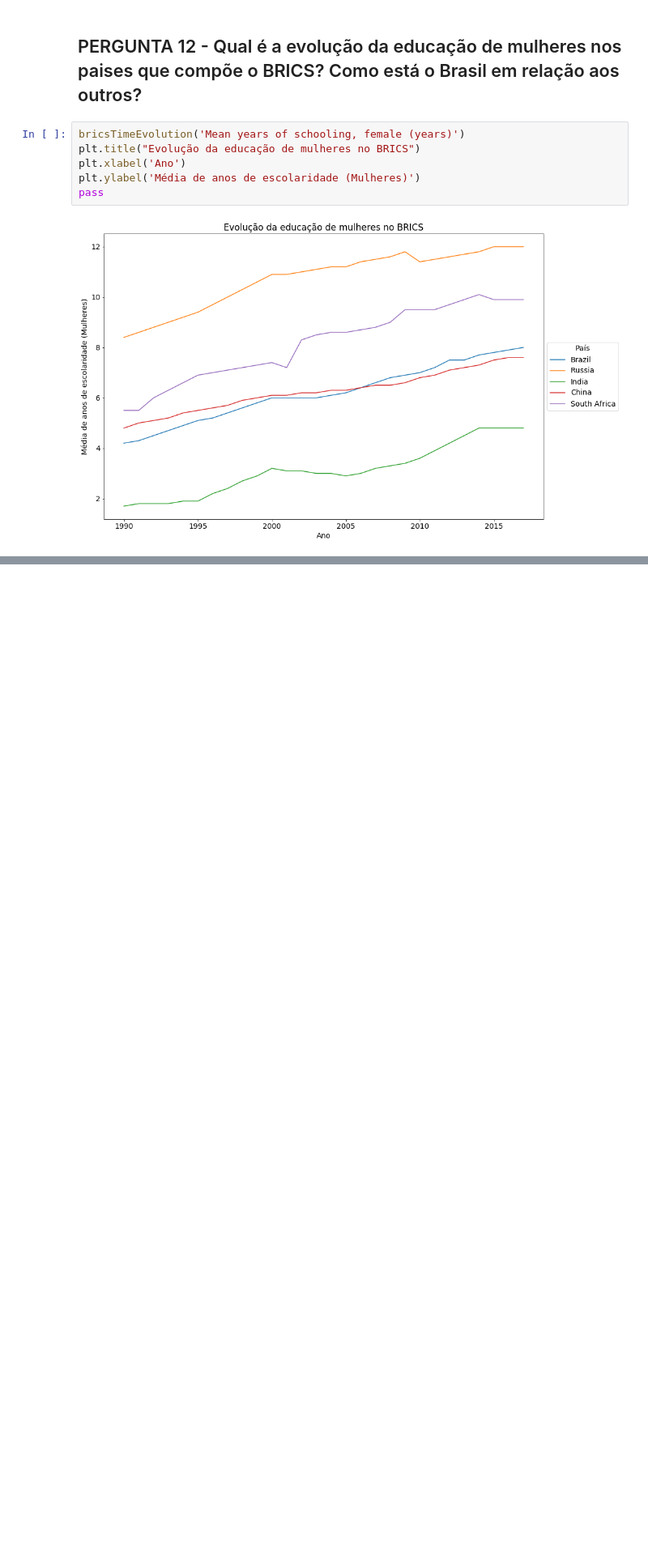
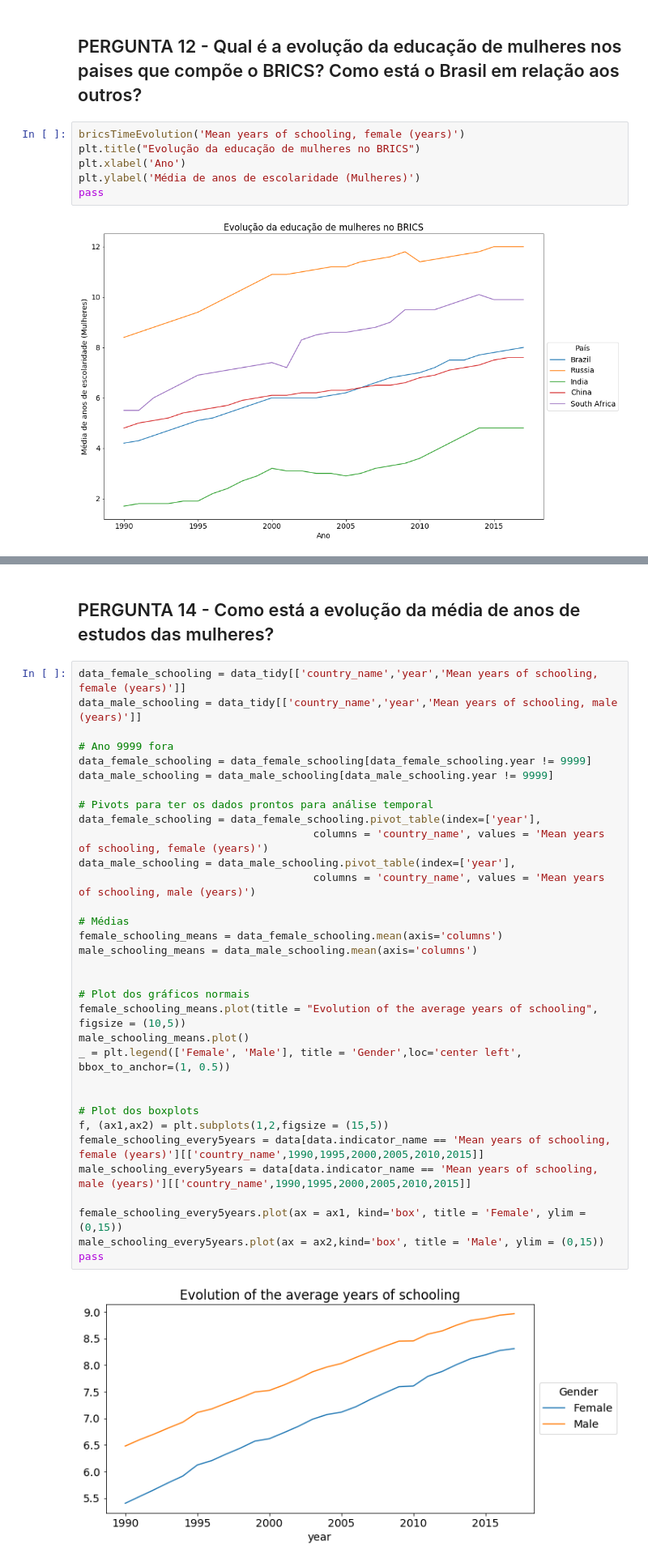
Before and after one commit to andreisha/inf1032-datascience, a Jupyter notebook: T1.1 Analise Descriptiva.ipynb, the cells around one changed output, grey strips where cells are left out. Shown at 81% size. Cells and saved outputs as stored; diff of their text form; blank space fills up the shorter version.

Commit message:
Perguntas 13, 14, 15 + análise numérica

```diff
--- a/T1.1 Analise Descriptiva.ipynb
+++ b/T1.1 Analise Descriptiva.ipynb
@@ -1201,0 +1188,37 @@ O grárifoc mostra que o Brasil tem um histórico de baixa educação de mulhere
+# %% [markdown]
+## PERGUNTA 14 - Como está a evolução da média de anos de estudos das mulheres?
+# %%
+data_female_schooling = data_tidy[['country_name','year','Mean years of schooling, female (years)']]
+data_male_schooling = data_tidy[['country_name','year','Mean years of schooling, male (years)']]
+
+# Ano 9999 fora
+data_female_schooling = data_female_schooling[data_female_schooling.year != 9999]
+data_male_schooling = data_male_schooling[data_male_schooling.year != 9999]
+
+# Pivots para ter os dados prontos para análise temporal
+data_female_schooling = data_female_schooling.pivot_table(index=['year'],
+                                     columns = 'country_name', values = 'Mean years of schooling, female (years)')
+data_male_schooling = data_male_schooling.pivot_table(index=['year'],
+                                     columns = 'country_name', values = 'Mean years of schooling, male (years)')
+
+# Médias
+female_schooling_means = data_female_schooling.mean(axis='columns')
+male_schooling_means = data_male_schooling.mean(axis='columns')
+
+
+# Plot dos gráficos normais
+female_schooling_means.plot(title = "Evolution of the average years of schooling", figsize = (10,5))
+male_schooling_means.plot()
+_ = plt.legend(['Female', 'Male'], title = 'Gender',loc='center left', bbox_to_anchor=(1, 0.5))
+
+
+# Plot dos boxplots
+f, (ax1,ax2) = plt.subplots(1,2,figsize = (15,5))
+female_schooling_every5years = data[data.indicator_name == 'Mean years of schooling, female (years)'][['country_name',1990,1995,2000,2005,2010,2015]]
+male_schooling_every5years = data[data.indicator_name == 'Mean years of schooling, male (years)'][['country_name',1990,1995,2000,2005,2010,2015]]
+
+female_schooling_every5years.plot(ax = ax1, kind='box', title = 'Female', ylim = (0,15))
+male_schooling_every5years.plot(ax = ax2,kind='box', title = 'Male', ylim = (0,15))
+pass
+# %% [output]
+[figure, added]
```
Also changed, not shown: parts of 42 cells of this notebook, 1 other file.
